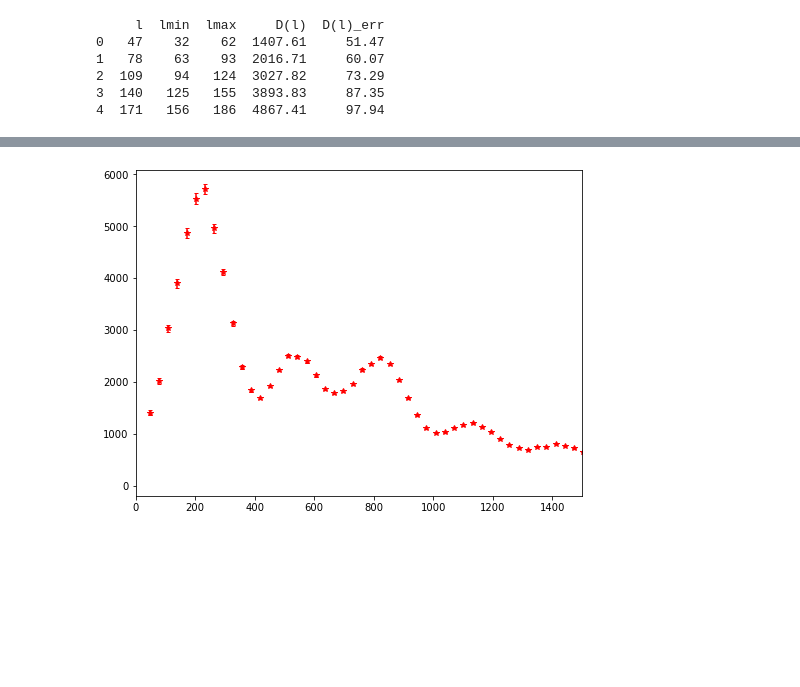
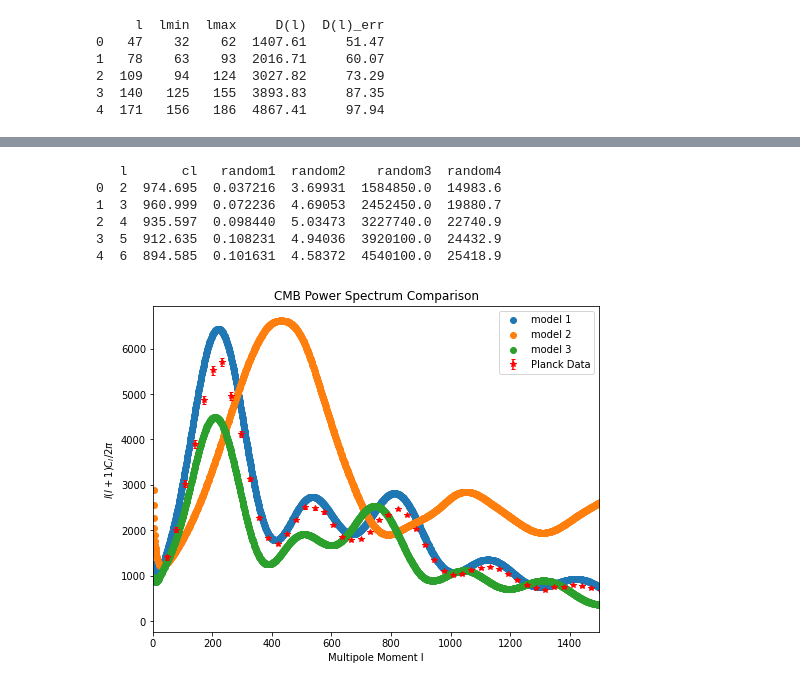
Before and after one commit to thomas-03/homework, a Jupyter notebook: 5480/homework9.ipynb, the cells around one changed output, grey strips where cells are left out. Cells and saved outputs as stored; diff of their text form; code cells hidden in the pictures; blank space fills up the shorter version.

```diff
--- a/5480/homework9.ipynb
+++ b/5480/homework9.ipynb
@@ -61,0 +37,3 @@ print(tempData.shape)
+# %%
+model1data = pd.read_csv('changeBaryonNCMB.txt',delim_whitespace=True,header=None,names=['l','cl','random1','random2','random3','random4'])
+print(model1data.head())
@@ -61,0 +47,3 @@ print(tempData.shape)
+# %%
+model2data = pd.read_csv('changeBaryonNCMBNk.txt',delim_whitespace=True,header=None,names=['l','cl','random1','random2','random3','random4','random5','random6','random7','random8'])
+print(model2data.head())
@@ -62,7 +64,24 @@ print(tempData.shape)
+# %%
+model3data = pd.read_csv('model3.txt',delim_whitespace=True,header=None,names=['l','cl','random1','random2','random3','random4'])
+print(model3data.head())
+# %% [output]
+   l       cl   random1  random2    random3  random4
+0  2  974.695  0.037216  3.69931  1584850.0  14983.6
+1  3  960.999  0.072236  4.69053  2452450.0  19880.7
+2  4  935.597  0.098440  5.03473  3227740.0  22740.9
+3  5  912.635  0.108231  4.94036  3920100.0  24432.9
+4  6  894.585  0.101631  4.58372  4540100.0  25418.9
 # %%
 fig,ax=plt.subplots(figsize=(8,6))
-plt.errorbar(data['l'], data['D(l)'], yerr=data['D(l)_err'], fmt='r*',markersize=6, ecolor='r', capsize=2)
+plt.errorbar(data['l'], data['D(l)'], yerr=data['D(l)_err'], fmt='r*',markersize=6, ecolor='r', capsize=2, label='Planck Data')
+plt.scatter(model1data['l'],model1data['cl'],label='model 1')
+plt.scatter(model2data['l'],model2data['cl'],label='model 2')
+plt.scatter(model3data['l'],model3data['cl'],label='model 3')
 plt.xlim(0,1500)
+plt.title('CMB Power Spectrum Comparison')
+plt.xlabel('Multipole Moment l')
+plt.ylabel(r'$l(l+1)C_l/2\pi$')
+plt.legend()
 plt.show()
 # %% [output]
-[figure, old version]
+[figure, new version]
```
Also changed, not shown: parts of 6 cells of this notebook, 4 other files.
